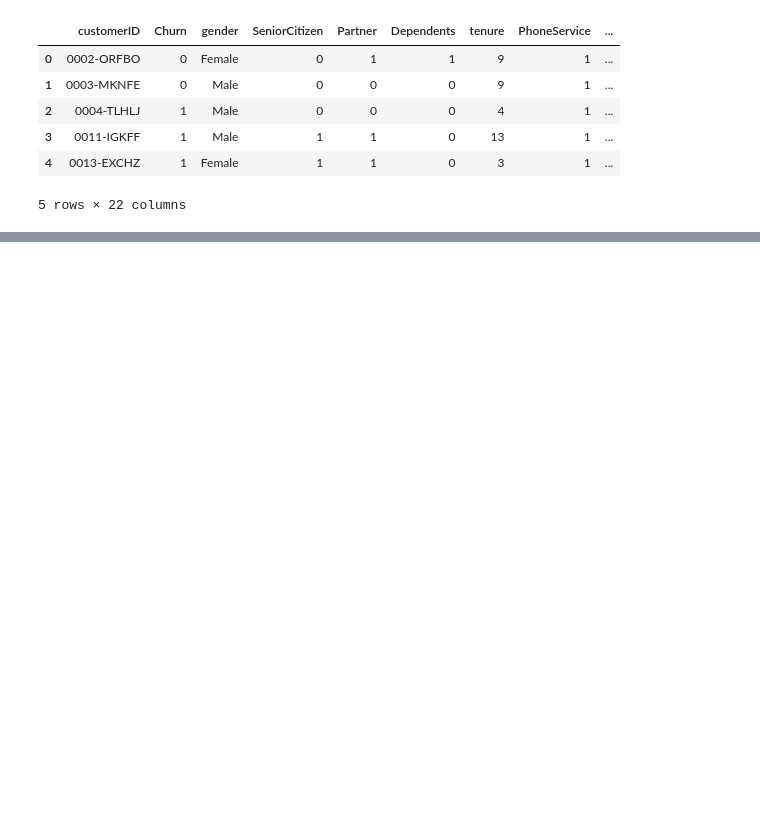
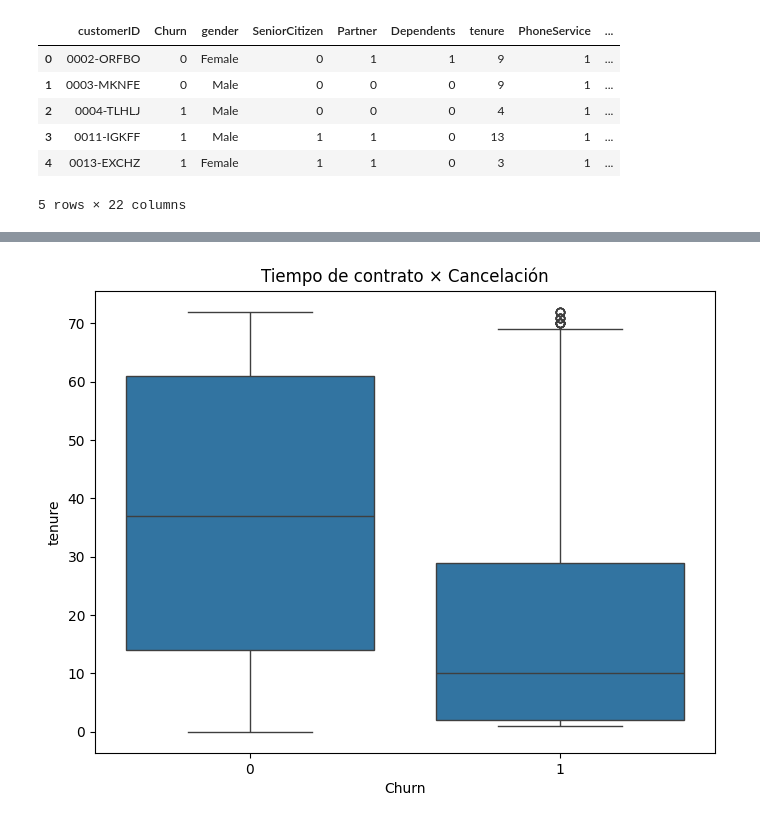
Before and after one commit to AbiFani/Challenge_TelecomX_parte2, a Jupyter notebook: Challenge_TelecomX__parte2.ipynb, the cells around one changed output, grey strips where cells are left out. Saved outputs shown, nothing was run; the diff lists cells and outputs as text; code cells hidden in the pictures; blank space fills up the shorter version.

```diff
--- a/Challenge_TelecomX__parte2.ipynb
+++ b/Challenge_TelecomX__parte2.ipynb
@@ -25,0 +294,11 @@ df.head()
+# %%
+# crear gráficos como boxplots Tiempo de contrato × Cancelación
+import seaborn as sns
+import matplotlib.pyplot as plt
+
+plt.figure(figsize=(8,6))
+sns.boxplot(x='Churn',y='tenure',data=datos) #tenure(meses de contrato del cliente)
+plt.title("Tiempo de contrato × Cancelación") # Cancelación (0 = No, 1 = Sí)
+plt.show()
+# %% [output]
+[figure, added]
```
Also changed, not shown: parts of 45 cells of this notebook.
